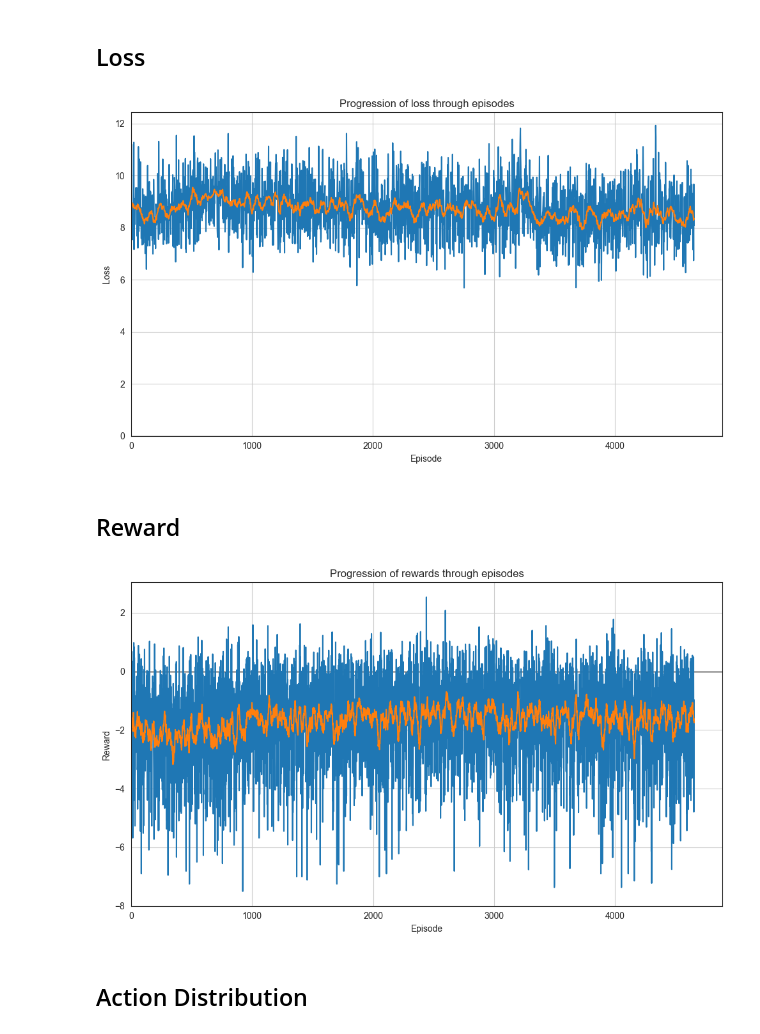
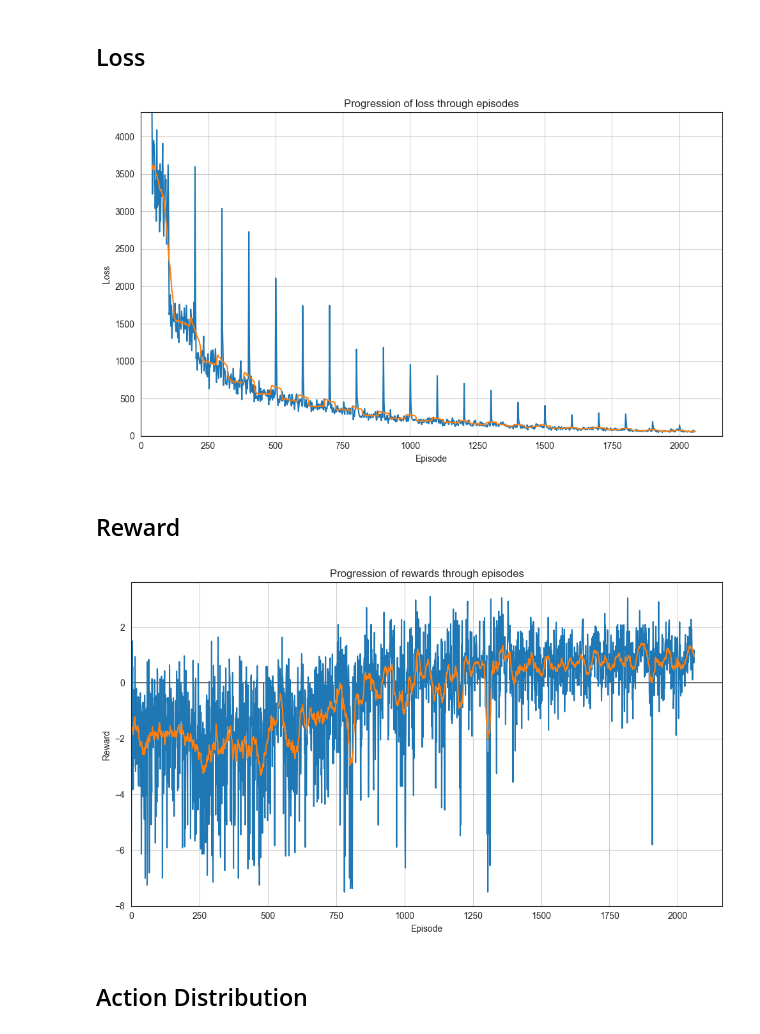
Before and after one commit to JHvanG/bluesky, a Jupyter notebook: bluesky/plugins/atc_utils/data_visualizer.ipynb, the cells around one changed output. Cells and saved outputs as stored; diff of their text form; code cells hidden in the pictures.

```diff
--- a/bluesky/plugins/atc_utils/data_visualizer.ipynb
+++ b/bluesky/plugins/atc_utils/data_visualizer.ipynb
@@ -21,7 +21,8 @@ LINEWIDTH = 1.5
 # filename = "training_results_com_random_spawning_two_transitions_360_0spaced_45_0deg_7_5nm_0_002decay_0_05random_chance.csv"
 # filename = "training_results_com_constant_spawning_two_transitions_240_0spaced_45_0deg_7_5nm_0_002decay_0_05random_chance.csv"
 # filename = "training_results_com_CPAREWARD_constant_spawning_two_transitions_240_0spaced_45_0deg_7_5nm_0_002decay_0_05random_chance.csv"
-filename = "training_results_com_CPAREWARD_random_spawning_two_transitions_360_0spaced_45_0deg_7_5nm_0_002decay_0_05random_chance.csv"
+# filename = "training_results_com_CPAREWARD_random_spawning_two_transitions_360_0spaced_45_0deg_7_5nm_0_002decay_0_05random_chance.csv"
+filename = "training_results_com_CPAREWARD_Linear_random_spawning_two_transitions_360_0spaced_45_0deg_7_5nm_0_002decay_0_05random_chance.csv"
 
 file = os.path.join(path, filename)
 
@@ -67,18 +68,18 @@ with open(file) as f:
 # %%
 plt.figure(figsize=(10, 6), tight_layout=True)
 plt.grid()
 plt.axhline(y=0, linewidth=0.9, color="k")
-sns.lineplot(x=loss_indices, y=loss_data, linewidth=LINEWIDTH)
-running_avg = uniform_filter1d(loss_data, 20)
-sns.lineplot(x=loss_indices, y=running_avg, linewidth=LINEWIDTH)
+sns.lineplot(x=loss_indices[20:], y=loss_data[20:], linewidth=LINEWIDTH)
+running_avg = uniform_filter1d(loss_data[20:], 20)
+sns.lineplot(x=loss_indices[20:], y=running_avg, linewidth=LINEWIDTH)
 plt.xlim(0)
-plt.ylim((min(0, min(loss_data) - 0.5), max(0, max(loss_data) + 0.5)))
+plt.ylim((min(0, min(loss_data[20:]) - 0.5), max(0, max(loss_data[20:]) + 0.5)))
 plt.title("Progression of loss through episodes")
 plt.xlabel("Episode")
 plt.ylabel("Loss")
 plt.show()
 # %% [output]
-[figure, old version]
+[figure, new version]
 # %% [markdown]
 ## Reward
 # %%
@@ -96,7 +97,7 @@ plt.xlabel("Episode")
 plt.ylabel("Reward")
 plt.show()
 # %% [output]
-[figure, old version]
+[figure, new version]
 # %% [markdown]
 ## Action Distribution
 # %%
```
Also changed, not shown: parts of 2 cells of this notebook, 5 other files.
